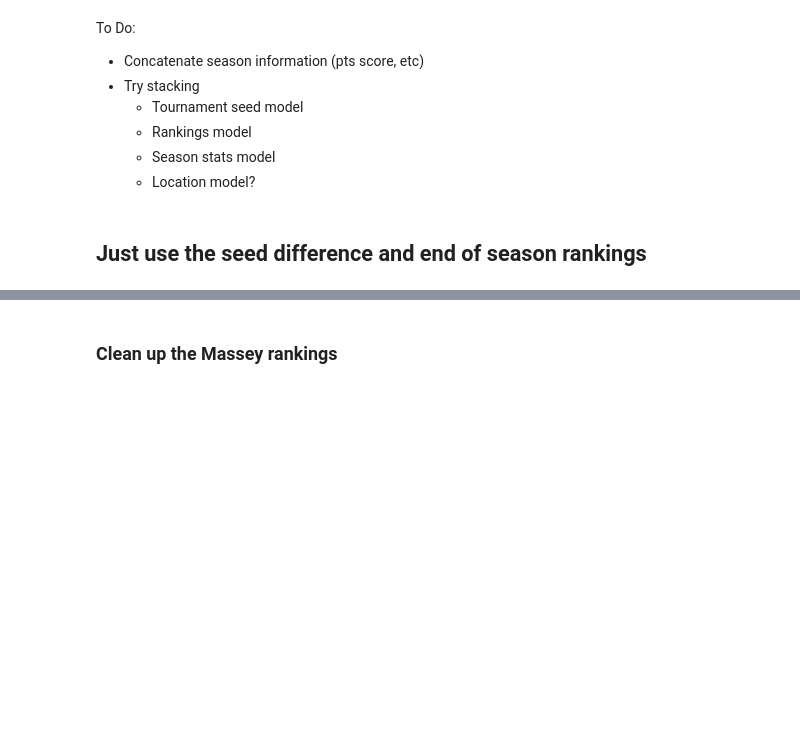
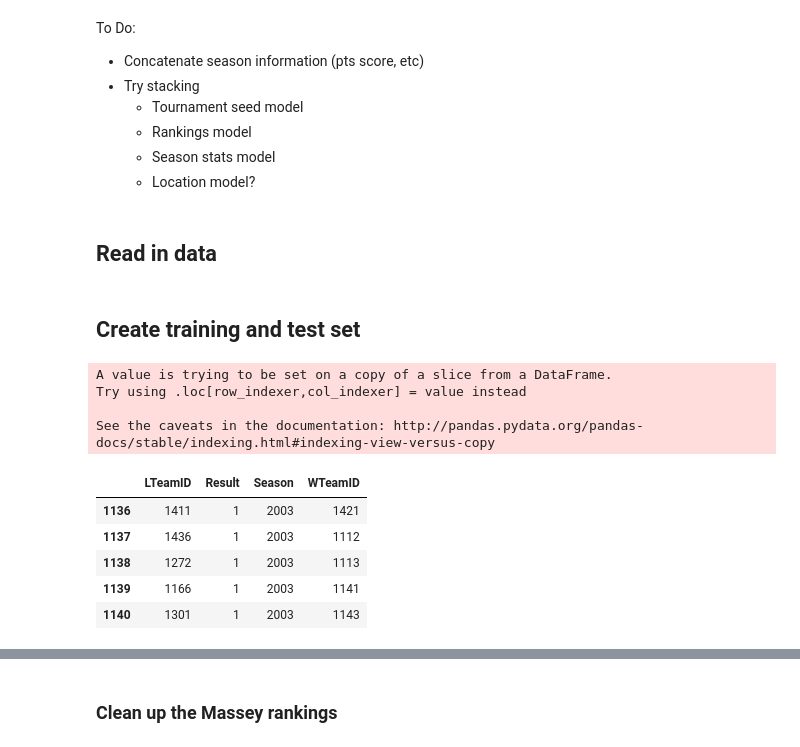
Before and after one commit to DJedamski/kaggle_ncaa18, a Jupyter notebook: ncaa_2018_data_exploration.ipynb, the cells around one changed output, grey strips where cells are left out. Drawn from its saved outputs; the diff is of its cells as text; code cells hidden in the pictures; blank space fills up the shorter version.

```diff
--- a/ncaa_2018_data_exploration.ipynb
+++ b/ncaa_2018_data_exploration.ipynb
@@ -113,9 +91,41 @@ To Do:
     - Rankings model
     - Season stats model
     - Location model?
-# %% [markdown]
-## Just use the seed difference and end of season rankings
+# %% [markdown]
+## Read in data
 # %%
 df_tour = pd.read_csv('data/DataFiles/NCAATourneyCompactResults.csv')
 df_seeds = pd.read_csv('data/DataFiles/NCAATourneySeeds.csv')
 df_massey = pd.read_csv('data/MasseyOrdinals.csv')
+# %% [markdown]
+## Create training and test set
+# %%
+df_tour.drop(['DayNum', 'WScore', 'LScore', 'WLoc', 'NumOT'], inplace=True, axis=1)
+
+# Create dataframe of wins (seasons since 2002)
+df_tour_wins = pd.DataFrame()
+df_tour_wins = df_tour[df_tour['Season'] > 2002]
+df_tour_wins['Result'] = 1
+
+# Create dataframe of losses (seasons since 2002)
+df_tour_losses = pd.DataFrame()
+df_tour_losses = df_tour[df_tour['Season'] > 2002]
+df_tour_losses = df_tour.rename(columns={
+    'WTeamID': 'LTeamID',
+    'LTeamID': 'WTeamID',
+})
+df_tour_losses['Result'] = 0
+
+df_tourney_full = pd.concat([df_tour_wins, df_tour_losses])
+df_tourney_full.head()
+# %% [output]
+A value is trying to be set on a copy of a slice from a DataFrame.
+Try using .loc[row_indexer,col_indexer] = value instead
+
+See the caveats in the documentation: http://pandas.pydata.org/pandas-docs/stable/indexing.html#indexing-view-versus-copy
+|  | LTeamID | Result | Season | WTeamID |
+| 1136 | 1411 | 1 | 2003 | 1421 |
+| 1137 | 1436 | 1 | 2003 | 1112 |
+| 1138 | 1272 | 1 | 2003 | 1113 |
+| 1139 | 1166 | 1 | 2003 | 1141 |
+| 1140 | 1301 | 1 | 2003 | 1143 |
```
Also changed, not shown: parts of 9 cells of this notebook.
